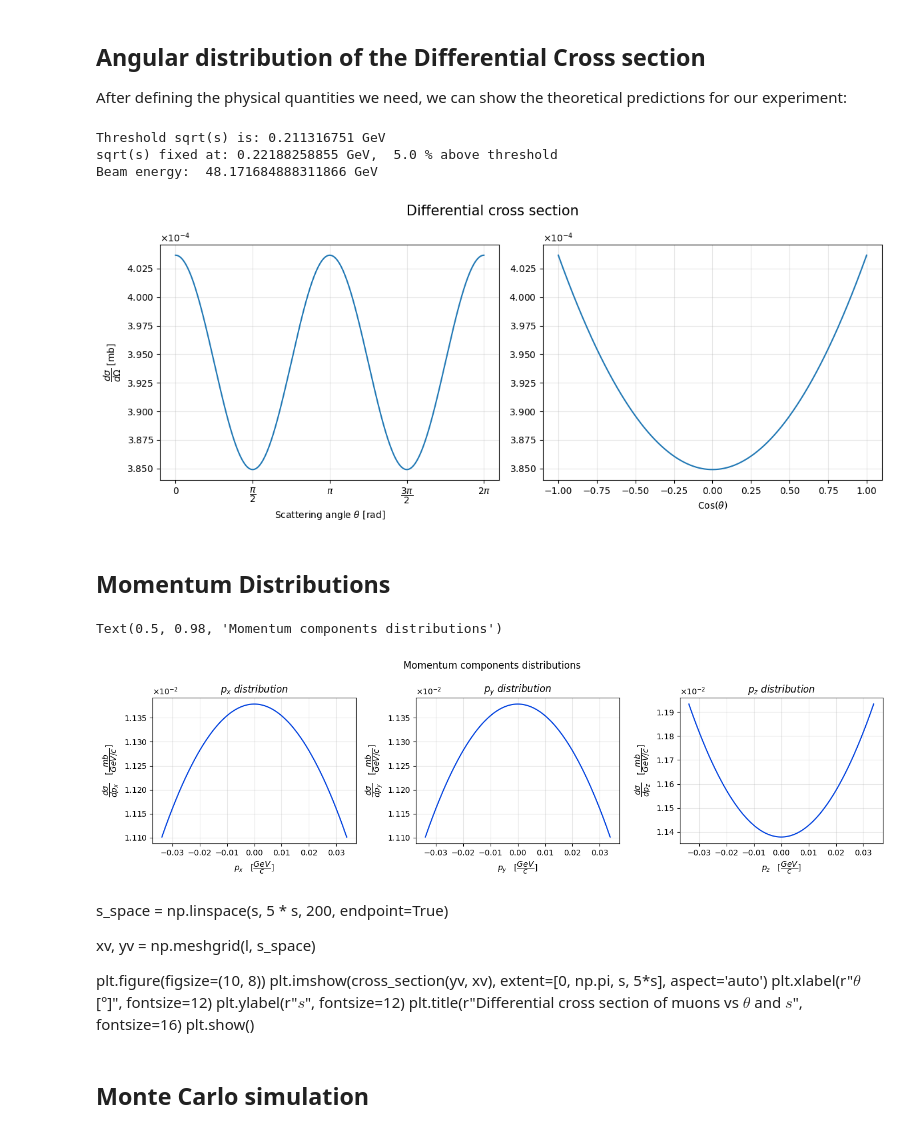
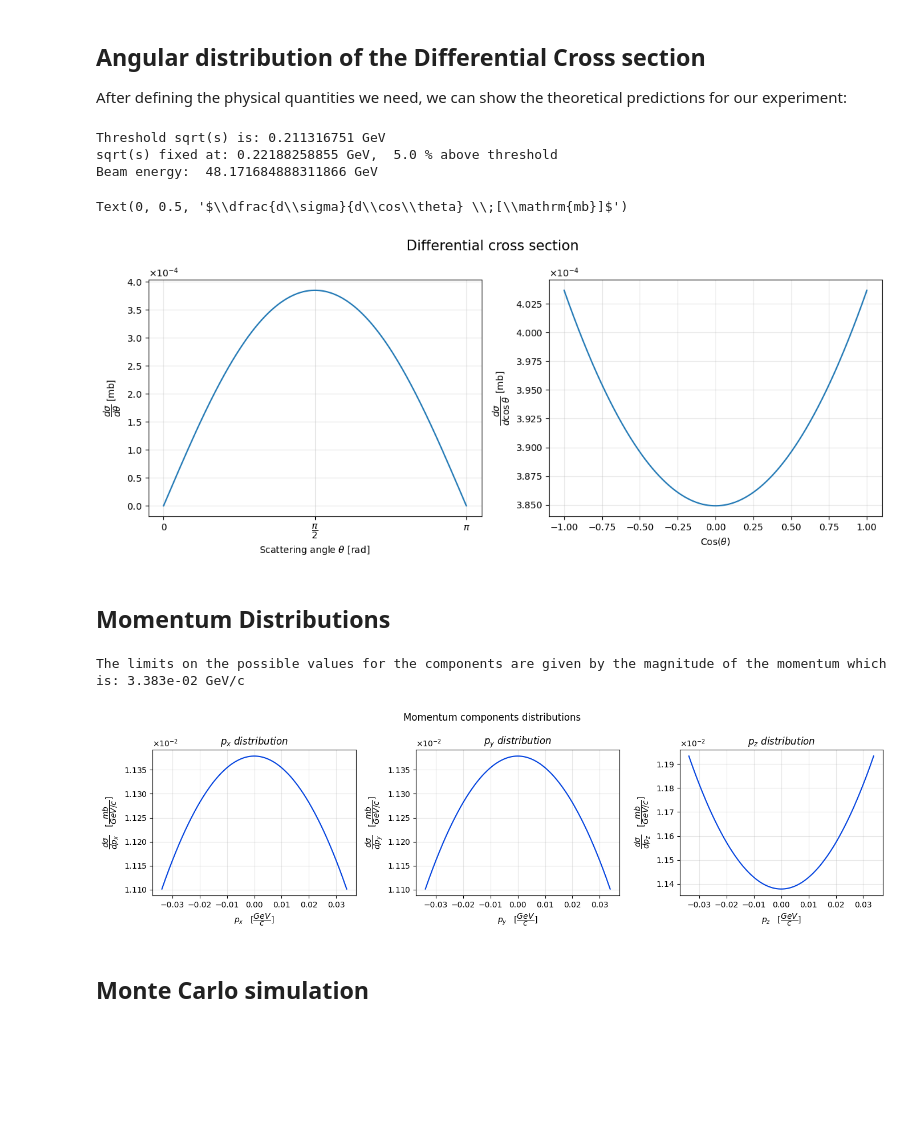
Before and after one commit to marcolorenzato00/LCP_Project, a Jupyter notebook: Project.ipynb, the cells around one changed output. Cells and saved outputs as stored; diff of their text form; code cells hidden in the pictures; blank space fills up the shorter version.

```diff
--- a/Project.ipynb
+++ b/Project.ipynb
@@ -131,7 +131,7 @@ conversion_factor = 0.3894  # (ħ*c)^2 in mbarn*GeV for cross section conversion
 # Differential cross section in CM frame
 def cross_section(s, theta):
     ratio = 4 * mass_mu**2 / s
-    return ((np.pi * alpha**2)/ (2 * s)) * np.sqrt(1 - ratio) * (1 + ratio + (1 - ratio) * np.cos(theta)**2) * conversion_factor
+    return ((np.pi * alpha**2)/ (2 * s)) * np.sqrt(1 - ratio) * (1 + ratio + (1 - ratio) * np.cos(theta)**2) * conversion_factor * np.sin(theta)
 
 def cross_section_cos(s, cos):
     ratio = 4 * mass_mu**2 / s
@@ -144,7 +144,6 @@ def cross_section_norm(s, cos):
     return 3 / (4*(3 - beta**2)) * (1 + cos**2 + (1 - beta**2) * (1 - cos**2))
 
 # Momentum components distributions
-
 def pz_distribution(s, pz):
     ratio = 4 * mass_mu**2 / s
     beta = np.sqrt(1 - ratio)
@@ -223,44 +241,51 @@ E_fixed = E_threshold * (1 + E_percent_increase)
 print('sqrt(s) fixed at:', E_fixed, 'GeV, ', E_percent_increase * 100, r'% above threshold')
 
 s = E_fixed**2
+
+ratio = 4 * mass_mu**2 / s
+beta = np.sqrt(1 - ratio)
 
 # Beam energy in lab frame
 beam_energy = (s - 2 * mass_e**2) / (2 * mass_e)
 print('Beam energy: ', beam_energy, 'GeV')
 
 #l = np.linspace(0, np.pi, 200, endpoint=True)
 #plt.plot(l, cross_section(s, l), marker=".")
 #plt.xlabel(r"$\theta$ [rad]")
 #plt.ylabel(r'$\frac{d\sigma}{d\Omega} \;[\mathrm{mb}]$')
 #plt.title(r"Differential cross section of muons vs scattering angle")
 #plt.show()
 
 fig1, ax = plt.subplots(1, 2, figsize = (12, 5), layout='tight')
-a = np.linspace(0, 2*np.pi, 1000)
+a = np.linspace(0, np.pi, 1000)
 b = np.linspace(-1, 1, 1000)
 fig1.suptitle('Differential cross section', size=15)
 
 ax[0].plot(a, cross_section(s, a))
 ax[0].set_xlabel(r'Scattering angle $\theta$ [rad]')
-ax[0].set_ylabel(r'$\dfrac{d\sigma}{d\Omega} \;[\mathrm{mb}]$')
+ax[0].set_ylabel(r'$\dfrac{d\sigma}{d\theta} \;[\mathrm{mb}]$')
 ax[0].grid(alpha=0.3)
 ax[0].yaxis.set_major_formatter(formatter)
-ax[0].set_xticks([0, np.pi/2, np.pi, 3*np.pi/2, 2*np.pi])
-ax[0].set_xticklabels(['0', r'$\dfrac{\pi}{2}$', r'$\pi$', r'$\dfrac{3\pi}{2}$', r'$2\pi$'] )
+ax[0].set_xticks([0, np.pi/2, np.pi])
+ax[0].set_xticklabels(['0', r'$\dfrac{\pi}{2}$', r'$\pi$'] )
 
 ax[1].plot(b, cross_section_cos(s, b))
 ax[1].set_xlabel(r'Cos($\theta$)')
 ax[1].grid(alpha=0.3)
 ax[1].yaxis.set_major_formatter(formatter)
+ax[1].set_ylabel(r'$\dfrac{d\sigma}{d\cos\theta} \;[\mathrm{mb}]$')
 # %% [output]
 Threshold sqrt(s) is: 0.211316751 GeV
 sqrt(s) fixed at: 0.22188258855 GeV,  5.0 % above threshold
 Beam energy:  48.171684888311866 GeV
+Text(0, 0.5, '$\\dfrac{d\\sigma}{d\\cos\\theta} \\;[\\mathrm{mb}]$')
-[figure, old version]
+[figure, new version]
 # %% [markdown]
 ## Momentum Distributions
 # %%
 fig2, ax = plt.subplots(1, 3, figsize=(14, 4), layout = 'tight')
+
+p = beta * np.sqrt(s) / 2
 
 plot_momentum_x(ax[0], s)
 plot_momentum_y(ax[1], s)
@@ -287,20 +312,10 @@ ax[1].set_title(r'$p_y \ distribution$')
 ax[2].set_title(r'$p_z \ distribution$')
 
 fig2.suptitle('Momentum components distributions')
+print(f'The limits on the possible values for the components are given by the magnitude of the momentum which is: {p:.3e} GeV/c')
 # %% [output]
-Text(0.5, 0.98, 'Momentum components distributions')
+The limits on the possible values for the components are given by the magnitude of the momentum which is: 3.383e-02 GeV/c
 [figure]
-# %% [markdown]
-s_space = np.linspace(s, 5 * s, 200, endpoint=True)
-
-xv, yv = np.meshgrid(l, s_space)
-
-plt.figure(figsize=(10, 8))
-plt.imshow(cross_section(yv, xv), extent=[0, np.pi, s, 5*s], aspect='auto')
-plt.xlabel(r"$\theta$ [°]", fontsize=12)
-plt.ylabel(r"$s$", fontsize=12)
-plt.title(r"Differential cross section of muons vs $\theta$ and $s$", fontsize=16)
-plt.show()
 # %% [markdown]
 ##  Monte Carlo simulation
 # %%
```
Also changed, not shown: parts of 27 cells of this notebook, 1 other file.
